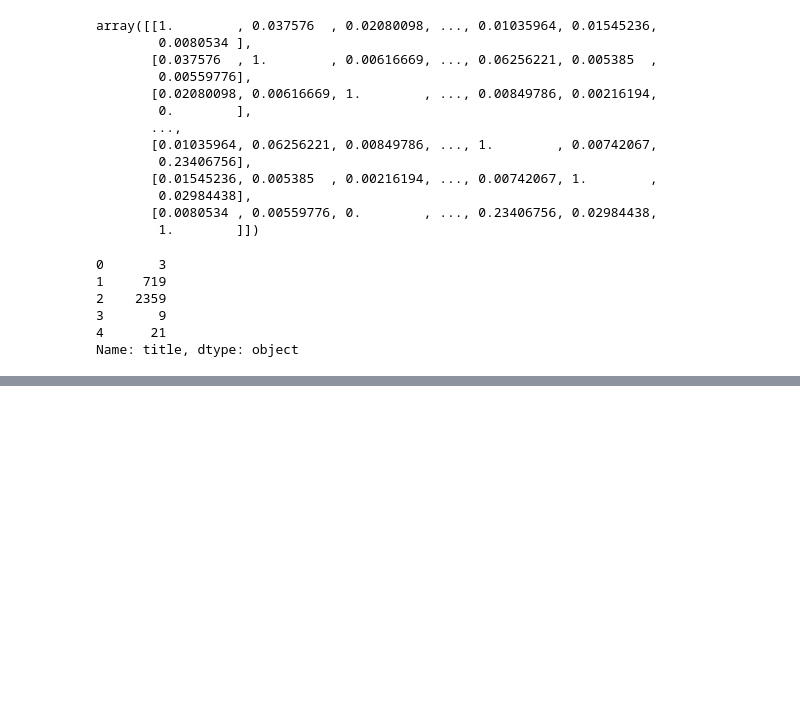
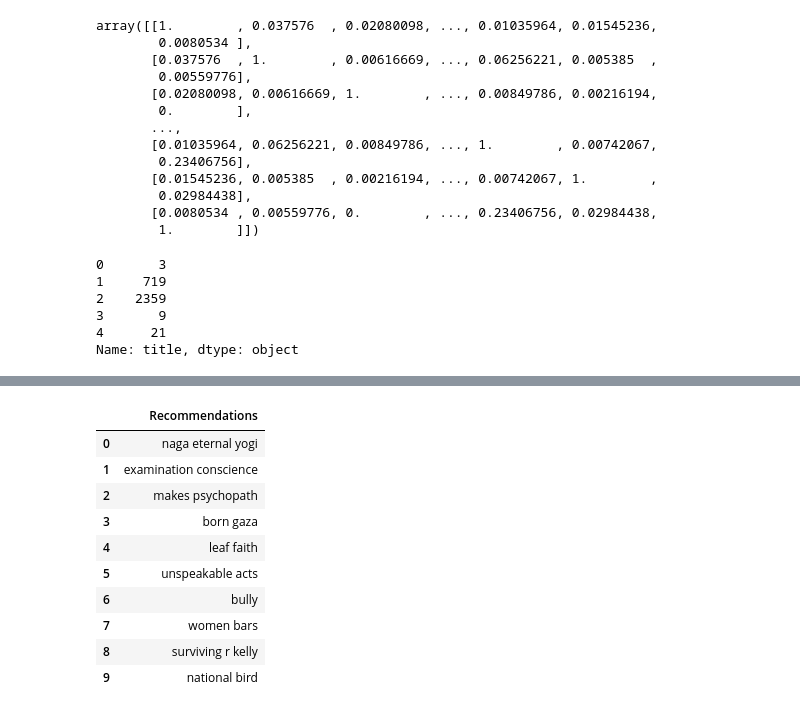
Before and after one commit to sksamima5/Netflix-movies-and-TV-shows-clustering, a Jupyter notebook: NETFLIX_MOVIES_AND_TV_SHOWS_CLUSTERING.ipynb, the cells around one changed output, grey strips where cells are left out. Saved outputs shown, nothing was run; the diff lists cells and outputs as text; code cells hidden in the pictures; blank space fills up the shorter version.

```diff
--- a/NETFLIX_MOVIES_AND_TV_SHOWS_CLUSTERING.ipynb
+++ b/NETFLIX_MOVIES_AND_TV_SHOWS_CLUSTERING.ipynb
@@ -852,4 +861,16 @@ movie_recommendations.head(11)
 # %%
 # Lets try getting recommendations for Tv-Shows.
-tvshows_recommendations = pd.DataFrame(recommendations('unwell'), columns=['Recommendations'])
+tvshows_recommendations = pd.DataFrame(recommendations('children god'), columns=['Recommendations'])
 tvshows_recommendations.head(11)
+# %% [output]
+|  | Recommendations |
+| 0 | naga eternal yogi |
+| 1 | examination conscience |
+| 2 | makes psychopath |
+| 3 | born gaza |
+| 4 | leaf faith |
+| 5 | unspeakable acts |
+| 6 | bully |
+| 7 | women bars |
+| 8 | surviving r kelly |
+| 9 | national bird |
```
Also changed, not shown: parts of 8 cells of this notebook.
